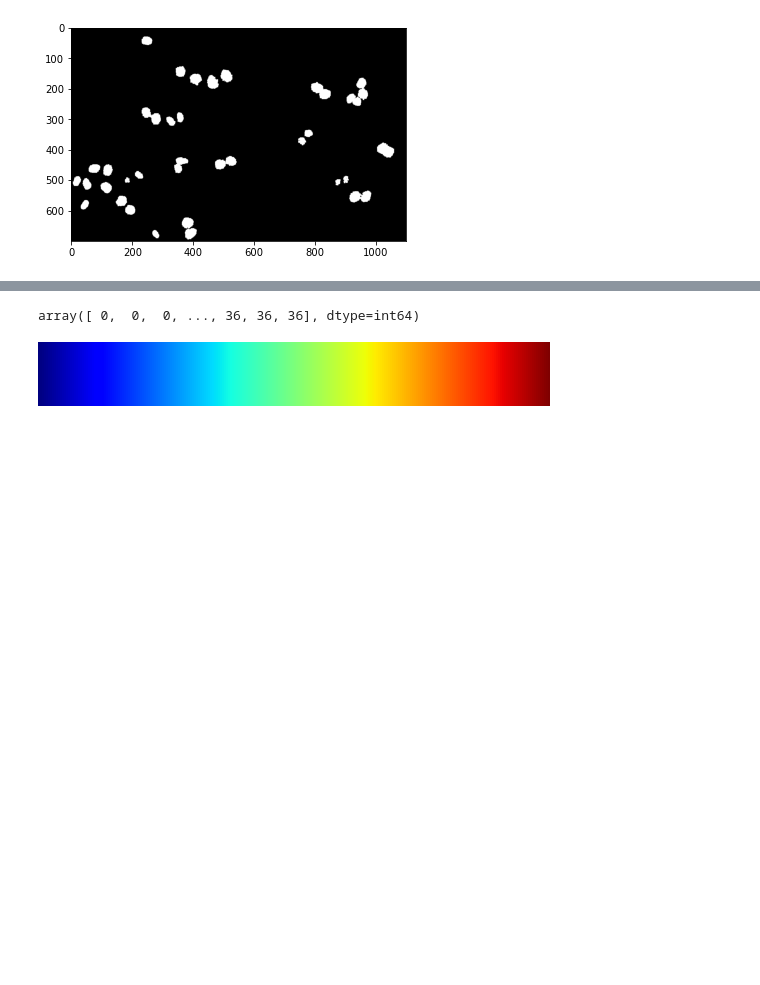
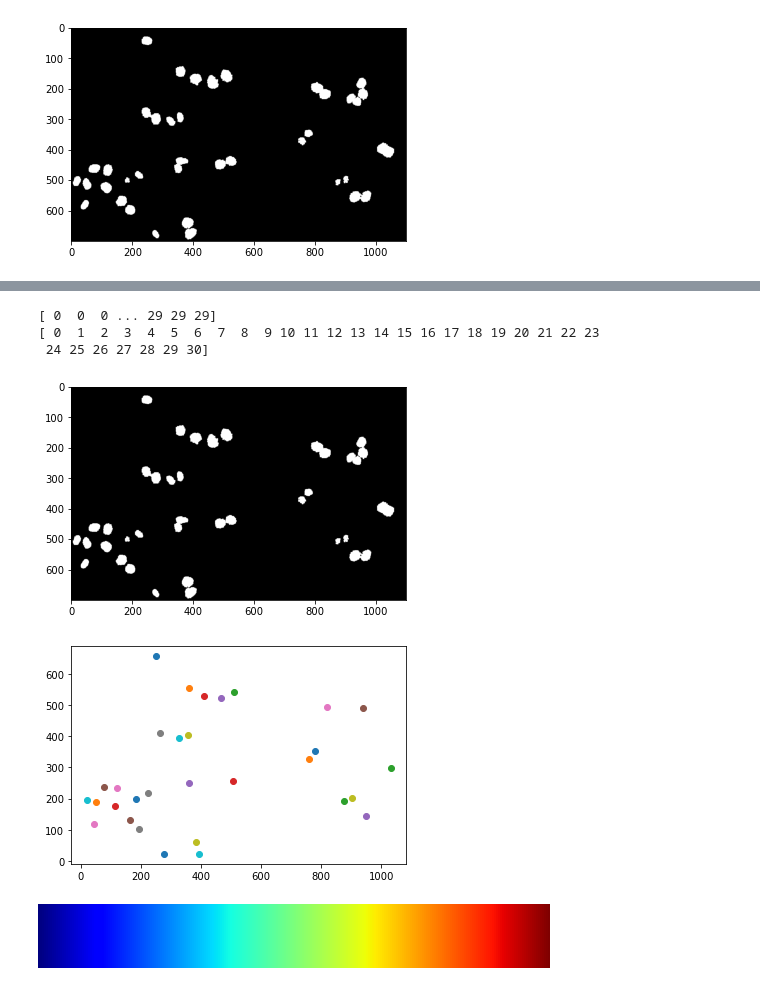
Before and after one commit to moates695/cs9517_Group_Project, a Jupyter notebook: marcus/preprocess.ipynb, the cells around one changed output, grey strips where cells are left out. Drawn from its saved outputs; the diff is of its cells as text; code cells hidden in the pictures; blank space fills up the shorter version.

Commit message:
feat: DBSCAN, better performance, still sub-optimal

```diff
--- a/marcus/preprocess.ipynb
+++ b/marcus/preprocess.ipynb
@@ -22,9 +22,10 @@ MAX = 2 ** 16 - 1
 NROWS = imgs[0][0].shape[0]
 NCOLS = imgs[0][0].shape[1]
 # %%
-def show(img):
+def show(img, s=True):
     plt.imshow(img, cmap='gray')
-    plt.show()
+    if s:
+        plt.show()
 # %% [markdown]
 ## SEGMENTATION
 # %%
@@ -260,4 +253,9 @@ cluster = DBSCAN(eps=1.5, min_samples=9).fit(pts)
-# %%
-cluster.labels_
-# %% [output]
-array([ 0,  0,  0, ..., 36, 36, 36], dtype=int64)
+# %%
+pts = np.array([list(pt) for pt in flush_border(points(img3))])
+cluster = DBSCAN(eps=1.5, min_samples=1).fit(pts)
+print(cluster.labels_)
+print(np.unique(cluster.labels_))
+# %% [output]
+[ 0  0  0 ... 29 29 29]
+[ 0  1  2  3  4  5  6  7  8  9 10 11 12 13 14 15 16 17 18 19 20 21 22 23
+ 24 25 26 27 28 29 30]
@@ -264,18 +265,39 @@ array([ 0,  0,  0, ..., 36, 36, 36], dtype=int64)
 # %%
 def get_centroids(img):
-    pts = np.array([list(pt) for pt in points(img)])
-    cluster = DBSCAN(eps=2, min_samples=9).fit(pts)
+    pts = np.array([list(pt) for pt in flush_border(points(img))])
+    cluster = DBSCAN(eps=1.5, min_samples=1).fit(pts)
     extrema = {}
     for i, label in enumerate(cluster.labels_):
         if label == -1:
             continue
         if label not in extrema:
             extrema[label] = {'x1': pts[i][0], 'x2': pts[i][0],
-                              'y1': pts[i][1], 'y1': pts[i][1]}
+                              'y1': pts[i][1], 'y2': pts[i][1]}
             continue
-        if pts[i][0] < extrema[label]['x1']
+        if pts[i][0] < extrema[label]['x1']:
+            extrema[label]['x1'] = pts[i][0]
+        elif pts[i][0] > extrema[label]['x2']:
+            extrema[label]['x2'] = pts[i][0]
+        if pts[i][1] < extrema[label]['y1']:
+            extrema[label]['y1'] = pts[i][1]
+        elif pts[i][1] > extrema[label]['y2']:
+            extrema[label]['y2'] = pts[i][1]
+    centroids = {}
+    for label in extrema.keys():
+        ext = extrema[label]
+        centroids[label] = (int((ext['x1'] + ext['x2']) / 2),
+                            int((ext['y1'] + ext['y2']) / 2))
+    return centroids
 # %%
 cs = get_centroids(img3)
+# %%
+show(create_img(flush_border(pts)))
+for (x, y) in cs.values():
+    plt.scatter(y, NROWS-x)
+plt.show()
+# %% [output]
+[figure, added]
+[figure, added]
 # %%
 from matplotlib import cm
 cmap = cm.get_cmap('jet')
```
Also changed, not shown: parts of 7 cells of this notebook.
